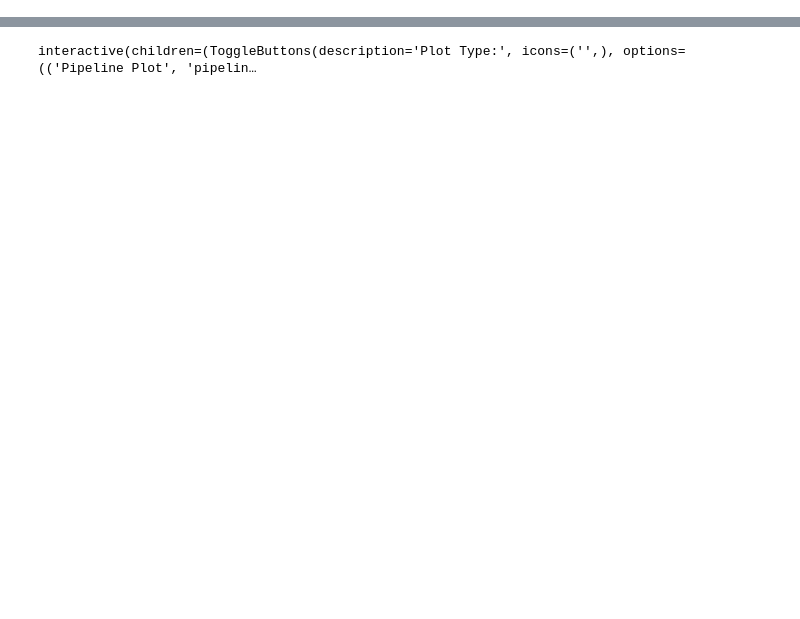
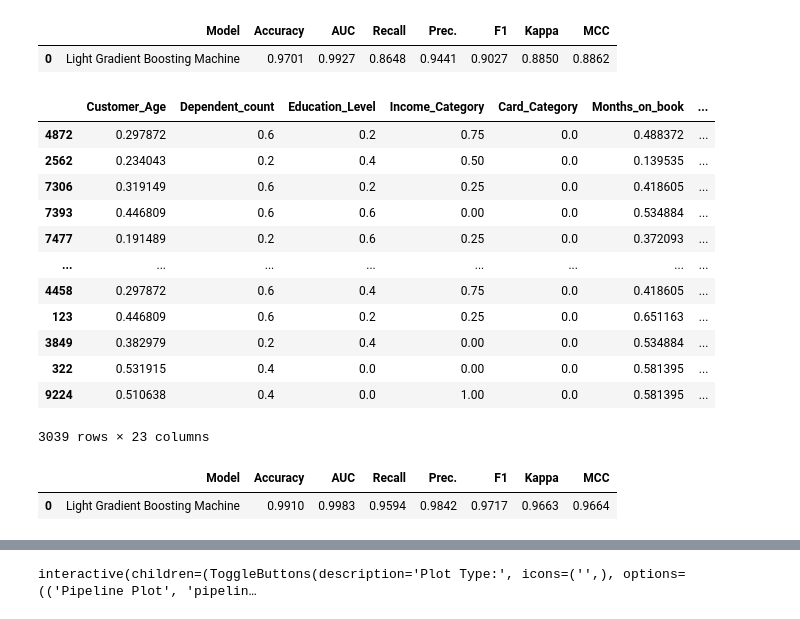
Before and after one commit to seyeon-shijuan/credit-card-churn-predictor.t3, a Jupyter notebook: src/model/model_jy.ipynb, the cells around one changed output, grey strips where cells are left out. Saved outputs shown, nothing was run; the diff lists cells and outputs as text; code cells hidden in the pictures; blank space fills up the shorter version.

```diff
--- a/src/model/model_jy.ipynb
+++ b/src/model/model_jy.ipynb
@@ -88,3 +88,26 @@ stp = setup(data=df, target='Attrition_Flag', \
+# %%
+predict_model(best_model)
+# %% [output]
+|  | Model | Accuracy | AUC | Recall | Prec. | F1 | Kappa | MCC |
+| 0 | Light Gradient Boosting Machine | 0.9701 | 0.9927 | 0.8648 | 0.9441 | 0.9027 | 0.8850 | 0.8862 |
+|  | Customer_Age | Dependent_count | Education_Level | Income_Category | Card_Category | Months_on_book | ... |
+| 4872 | 0.297872 | 0.6 | 0.2 | 0.75 | 0.0 | 0.488372 | ... |
+| 2562 | 0.234043 | 0.2 | 0.4 | 0.50 | 0.0 | 0.139535 | ... |
+| 7306 | 0.319149 | 0.6 | 0.2 | 0.25 | 0.0 | 0.418605 | ... |
+| 7393 | 0.446809 | 0.6 | 0.6 | 0.00 | 0.0 | 0.534884 | ... |
+| 7477 | 0.191489 | 0.2 | 0.6 | 0.25 | 0.0 | 0.372093 | ... |
+| ... | ... | ... | ... | ... | ... | ... | ... |
+| 4458 | 0.297872 | 0.6 | 0.4 | 0.75 | 0.0 | 0.418605 | ... |
+| 123 | 0.446809 | 0.6 | 0.2 | 0.25 | 0.0 | 0.651163 | ... |
+| 3849 | 0.382979 | 0.2 | 0.4 | 0.00 | 0.0 | 0.534884 | ... |
+| 322 | 0.531915 | 0.4 | 0.0 | 0.00 | 0.0 | 0.581395 | ... |
+| 9224 | 0.510638 | 0.4 | 0.0 | 1.00 | 0.0 | 0.581395 | ... |
+3039 rows × 23 columns
+# %%
+predictions = predict_model(best_model, data=df)
+# %% [output]
+|  | Model | Accuracy | AUC | Recall | Prec. | F1 | Kappa | MCC |
+| 0 | Light Gradient Boosting Machine | 0.9910 | 0.9983 | 0.9594 | 0.9842 | 0.9717 | 0.9663 | 0.9664 |
 # %%
 best_model = compare_models()
 # %% [output]
```
Also changed, not shown: parts of 18 cells of this notebook.
